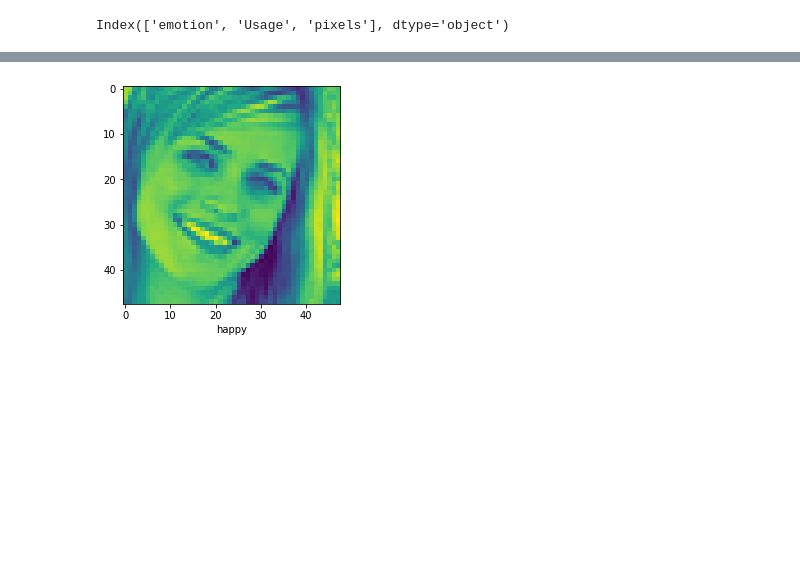
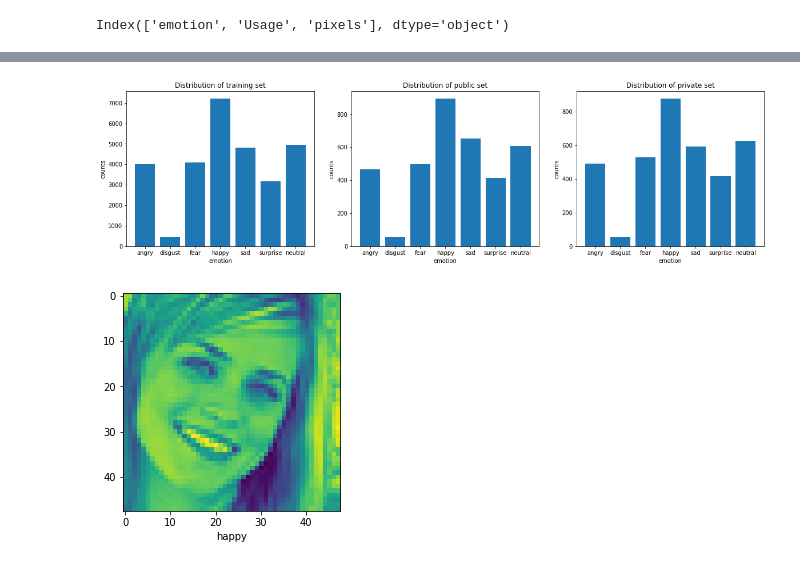
Before and after one commit to jiuntian/partner_face_emotion_recognition, a Jupyter notebook: visual_fer2013.ipynb, the cells around one changed output, grey strips where cells are left out. Drawn from its saved outputs; the diff is of its cells as text; code cells hidden in the pictures; blank space fills up the shorter version.

Commit message:
plot distribution of train-test fer2013

```diff
--- a/visual_fer2013.ipynb
+++ b/visual_fer2013.ipynb
@@ -86,0 +65,8 @@ usage
+# %%
+emotion = pd.DataFrame(data=df['emotion'].value_counts()).rename(columns={'emotion': 'total'})
+emotion['emotion'] = [emotion_dic.get(i) for i in emotion.index]
+emotion['training'] = df[df['Usage']=='Training']['emotion'].value_counts()
+emotion['public'] = df[df['Usage']=='PublicTest']['emotion'].value_counts()
+emotion['private'] = df[df['Usage']=='PrivateTest']['emotion'].value_counts()
+emotion = emotion[['emotion', 'training', 'public', 'private', 'total']].sort_index()
+display(emotion)
@@ -87,3 +90,14 @@ usage
+# %%
+cols = list(emotion.columns[1:-1])
+fig, axs = plt.subplots(1, len(cols), figsize=(20, 5))
+axs = axs.ravel()
+for i in range(len(axs)):
+    axs[i].bar(data=emotion, x='emotion', height=cols[i])
+    axs[i].set_title(f'Distribution of {cols[i]} set')
+    axs[i].set_ylabel('counts')
+    axs[i].set_xlabel('emotion')
+# %% [output]
+[figure, added]
 # %%
 size = (48, 48)
 # %%
```
Also changed, not shown: parts of 6 cells of this notebook.
